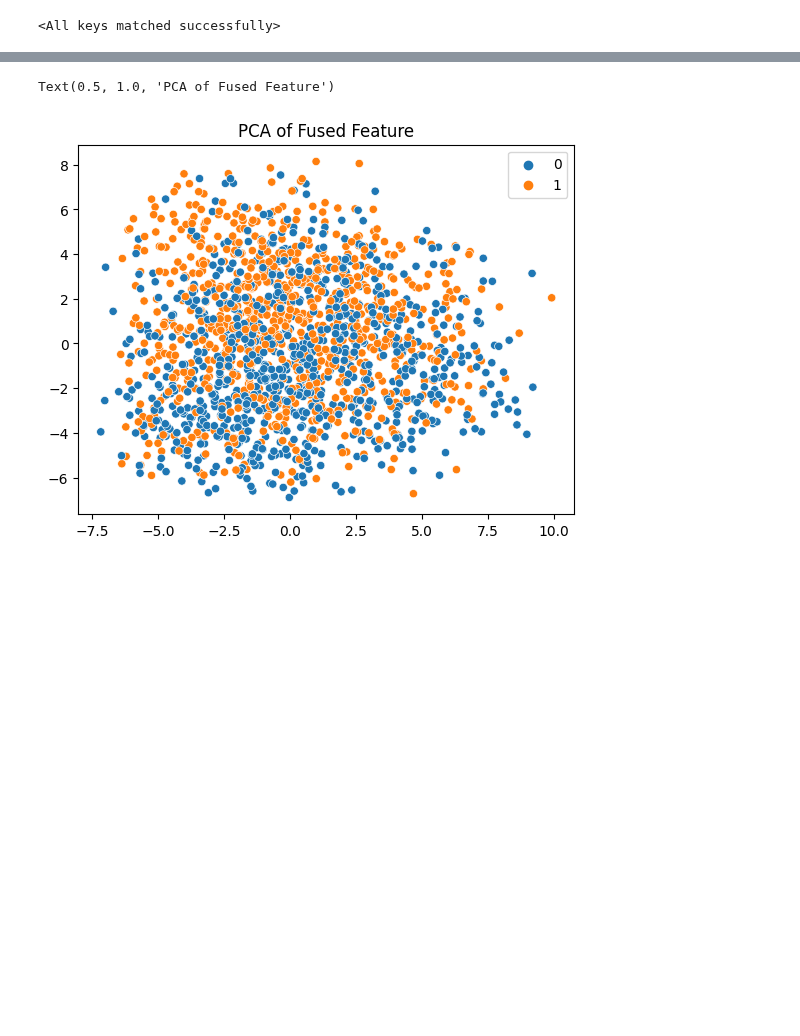
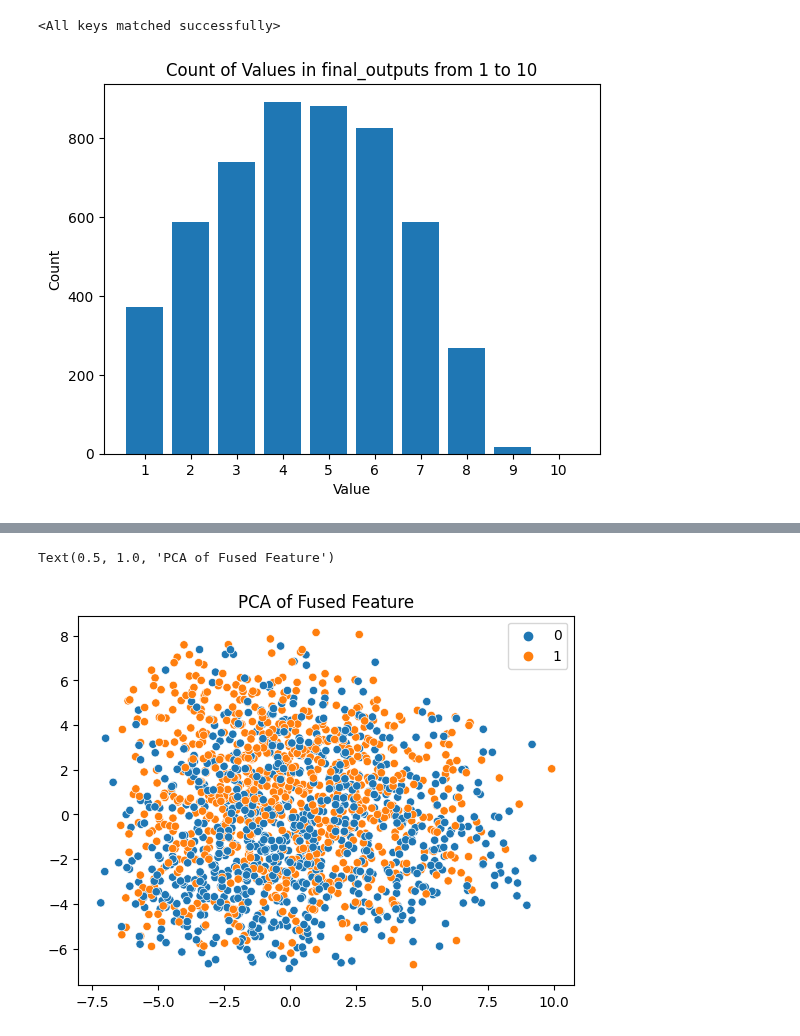
Before and after one commit to CeHouGIS/Safety_Perception_HK, a Jupyter notebook: safety_perception_model/single_model/data fusion.ipynb, the cells around one changed output, grey strips where cells are left out. Cells and saved outputs as stored; diff of their text form; code cells hidden in the pictures; blank space fills up the shorter version.

```diff
--- a/safety_perception_model/single_model/data fusion.ipynb
+++ b/safety_perception_model/single_model/data fusion.ipynb
@@ -94,0 +96,19 @@ print(valid_labels.shape)
+# %%
+all_outputs, all_labels = model_test(model, train_loader)
+valid_outputs, valid_labels = model_test(model, valid_loader)
+# %%
+all_outputs_normalized = F.softmax(all_outputs, dim=1)
+final_outputs = all_outputs_normalized[:,0]* 0 + all_outputs_normalized[:,1] * 10
+final_outputs = final_outputs.cpu().numpy()
+# %%
+# 统计final_outputs中结果在1到10的个数
+count_1_to_10 = np.histogram(final_outputs, bins=np.arange(1, 12))[0]
+
+# 绘制柱状图
+plt.bar(range(1, 11), count_1_to_10, tick_label=range(1, 11))
+plt.xlabel('Value')
+plt.ylabel('Count')
+plt.title('Count of Values in final_outputs from 1 to 10')
+plt.show()
+# %% [output]
+[figure, added]
```
Also changed, not shown: parts of 10 cells of this notebook, 2 other files.
